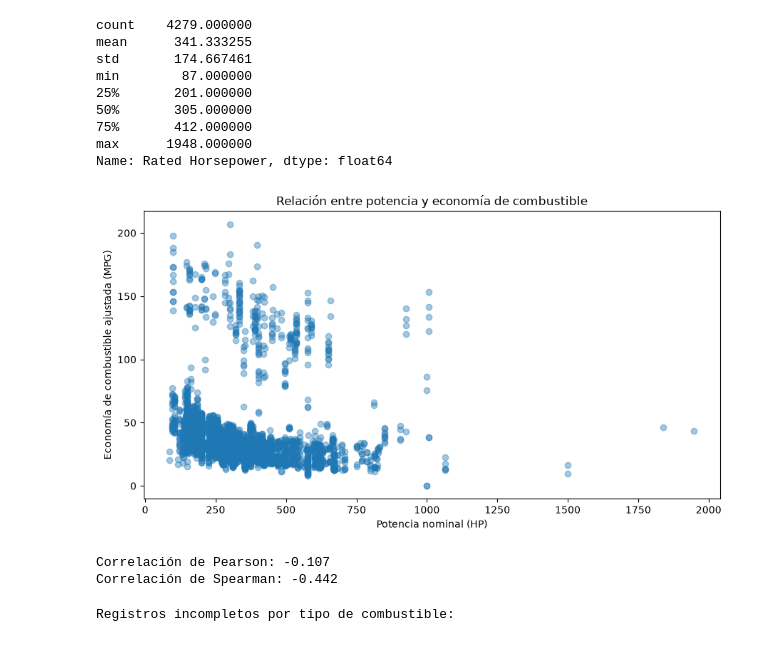
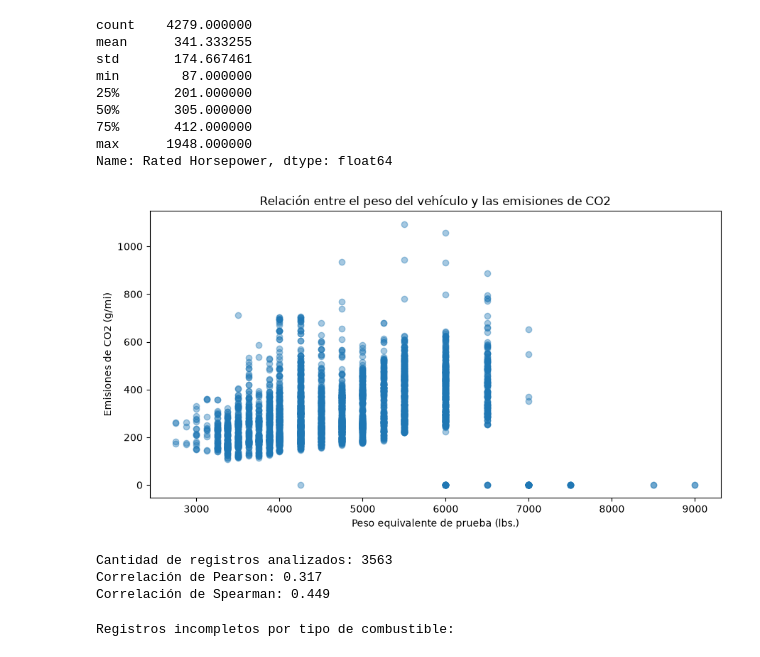
Before and after one commit to abiordorica13/TPEFUNDAMENTOS, a Jupyter notebook: Untitled-1.ipynb, the cells around one changed output. Cells and saved outputs as stored; diff of their text form; code cells hidden in the pictures.

```diff
--- a/Untitled-1.ipynb
+++ b/Untitled-1.ipynb
@@ -1292,30 +1280,39 @@ max      1948.000000
 Name: Rated Horsepower, dtype: float64
 # %%
 # Hipótesis 2 - Bivariada
+col_peso = "Equivalent Test Weight (lbs.)"
+col_co2 = "CO2 (g/mi)"
 
-col_potencia = "Rated Horsepower"
-col_mpg = "RND_ADJ_FE"
+# Seleccionamos los registros que tienen datos en ambas variables
+datos = df_limpio[[col_peso, col_co2]].dropna()
 
+# Diagrama de dispersión
 plt.figure(figsize=(9, 5))
 
-plt.scatter(df_limpio[col_potencia], df_limpio[col_mpg], alpha=0.4)
+plt.scatter(
+    datos[col_peso],
+    datos[col_co2],
+    alpha=0.4
+)
 
-plt.title("Relación entre potencia y economía de combustible")
-plt.xlabel("Potencia nominal (HP)")
-plt.ylabel("Economía de combustible ajustada (MPG)")
+plt.title("Relación entre el peso del vehículo y las emisiones de CO2")
+plt.xlabel("Peso equivalente de prueba (lbs.)")
+plt.ylabel("Emisiones de CO2 (g/mi)")
 plt.tight_layout()
 plt.show()
 
-pearson = df_limpio[col_potencia].corr(df_limpio[col_mpg],method="pearson")
+# Coeficientes de correlación
+pearson = datos[col_peso].corr(datos[col_co2], method="pearson")
+spearman = datos[col_peso].corr(datos[col_co2], method="spearman")
 
-spearman = df_limpio[col_potencia].corr(df_limpio[col_mpg],method="spearman")
-
+print("Cantidad de registros analizados:", len(datos))
 print("Correlación de Pearson:", round(pearson, 3))
 print("Correlación de Spearman:", round(spearman, 3))
 # %% [output]
-[figure, old version]
+[figure, new version]
-Correlación de Pearson: -0.107
-Correlación de Spearman: -0.442
+Cantidad de registros analizados: 3563
+Correlación de Pearson: 0.317
+Correlación de Spearman: 0.449
 # %%
 # Hipótesis 3 - Multivariada
 # Que registros se quedan afuera del analisis
```
Also changed, not shown: parts of 18 cells of this notebook.
